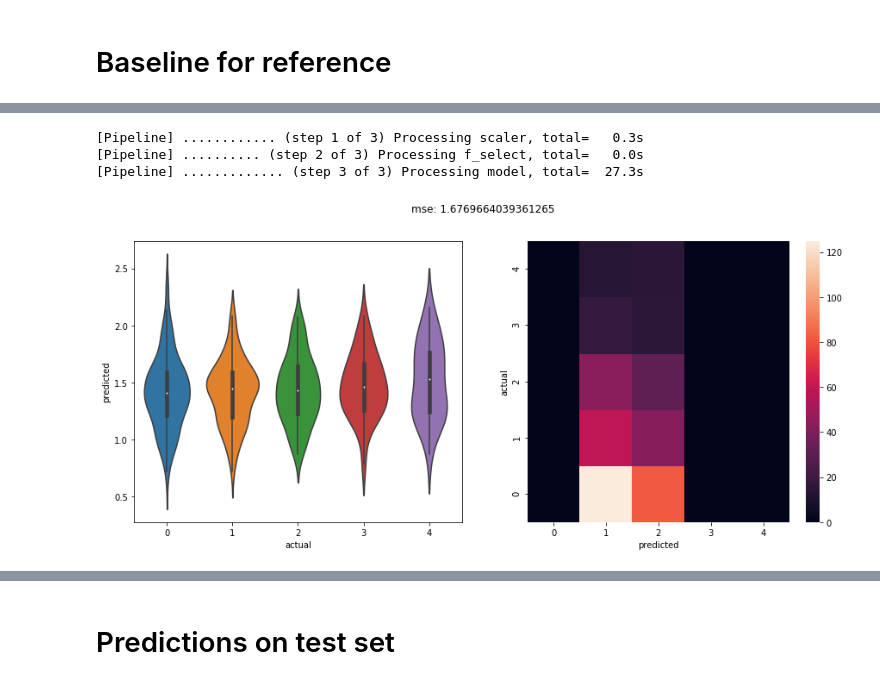
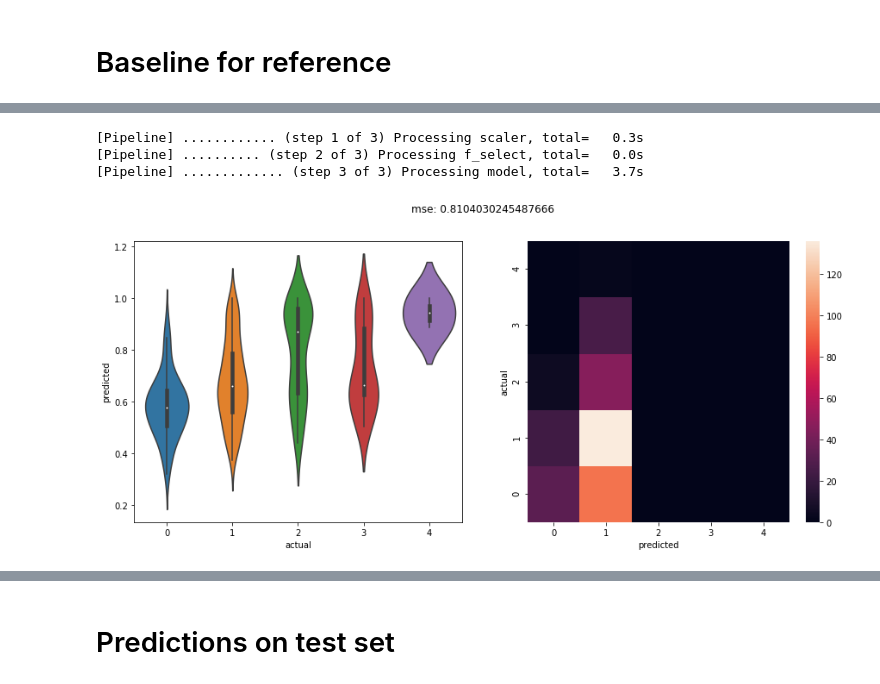
Before and after one commit to huangy6/beat_pd, a Jupyter notebook: Predictions.ipynb, the cells around one changed output, grey strips where cells are left out. Cells and saved outputs as stored; diff of their text form; code cells hidden in the pictures.

Commit message:
Try binarizing labels. Not much success

```diff
--- a/Predictions.ipynb
+++ b/Predictions.ipynb
@@ -176,15 +167,15 @@ Name: on_off, dtype: int64
 # %%
-label = 'on_off'
+label = 'tremor'
 features = df[df.index.isin(df.dropna(subset=[label]).index)].drop(columns=[*label_cols])
 
-y = df.loc[features.index, label].astype('int')
+y = df.loc[features.index, label].astype('bool')
 X = features
 
-smote = imblearn.over_sampling.SMOTE
-X_samp, y_samp = smote.fit_resample(X, y)
+# smote = imblearn.over_sampling.SMOTE()
+# X, y = smote.fit_resample(X, y)
 # %%
 cluster.scale(10)
 # %%
 # with joblib.parallel_backend('dask', client=client, scatter=[X, y]):
-cv_fit = search.fit(X_samp, y_samp)
+cv_fit = search.fit(X, y)
 cv_results = pd.DataFrame(cv_fit.cv_results_)
@@ -210,7 +220,7 @@ cv_results.sort_values(by='rank_test_score')
 300 rows × 17 columns
 # %%
 winner = cv_fit.best_estimator_
-winner_fp = f'models/paramsweep_winners/smoted_{type(model).__name__}_{label}.model'
+winner_fp = f'models/paramsweep_winners/binary_{type(model).__name__}_{label}.model'
 with open(winner_fp, 'wb') as f:
     dill.dump(winner, f)
 # %% [markdown]
@@ -235,30 +245,30 @@ X_samp, y_samp = smote.fit_resample(X, y)
 # %%
-with open(f'models/paramsweep_winners/smoted_RandomForestRegressor_{label}.model', 'rb') as f:
+with open(f'models/paramsweep_winners/binary_RandomForestRegressor_{label}.model', 'rb') as f:
     winner = dill.load(f)
 # %%
 x_train, x_test, y_train, y_test = model_selection.train_test_split(X, y, test_size=.25, stratify=y)
-x_train, y_train = smote.fit_resample(x_train, y_train)
+# x_train, y_train = smote.fit_resample(x_train, y_train)
 
 with joblib.parallel_backend('loky'):
-    winner.fit(x_train, y_train)
+    winner.fit(x_train, y_train.astype('bool'))
     pred = winner.predict(x_test)
 
 fig, (ax1, ax2) = plt.subplots(1, 2, figsize=(15, 6))
 
 sns.violinplot(data=pd.DataFrame({'actual': y_test, 'predicted': pred}), x='actual', y='predicted', ax=ax1)
 
 # confusion matrix
 label_vals = np.sort(y_test.unique())
 cm = metrics.confusion_matrix(y_test, np.round(pred), labels=label_vals)
 sns.heatmap(cm, xticklabels=label_vals, yticklabels=label_vals, ax=ax2)
 ax2.set_xlabel('predicted')
 ax2.set_ylabel('actual')
 ax2.invert_yaxis()
 
 mse = metrics.mean_squared_error(y_test, pred)
 _ = fig.suptitle(f'mse: {mse}')
 # %% [output]
 [Pipeline] ............ (step 1 of 3) Processing scaler, total=   0.3s
 [Pipeline] .......... (step 2 of 3) Processing f_select, total=   0.0s
-[Pipeline] ............. (step 3 of 3) Processing model, total=  27.3s
+[Pipeline] ............. (step 3 of 3) Processing model, total=   3.7s
-[figure, old version]
+[figure, new version]
```
Also changed, not shown: parts of 11 cells of this notebook, 6 other files.
